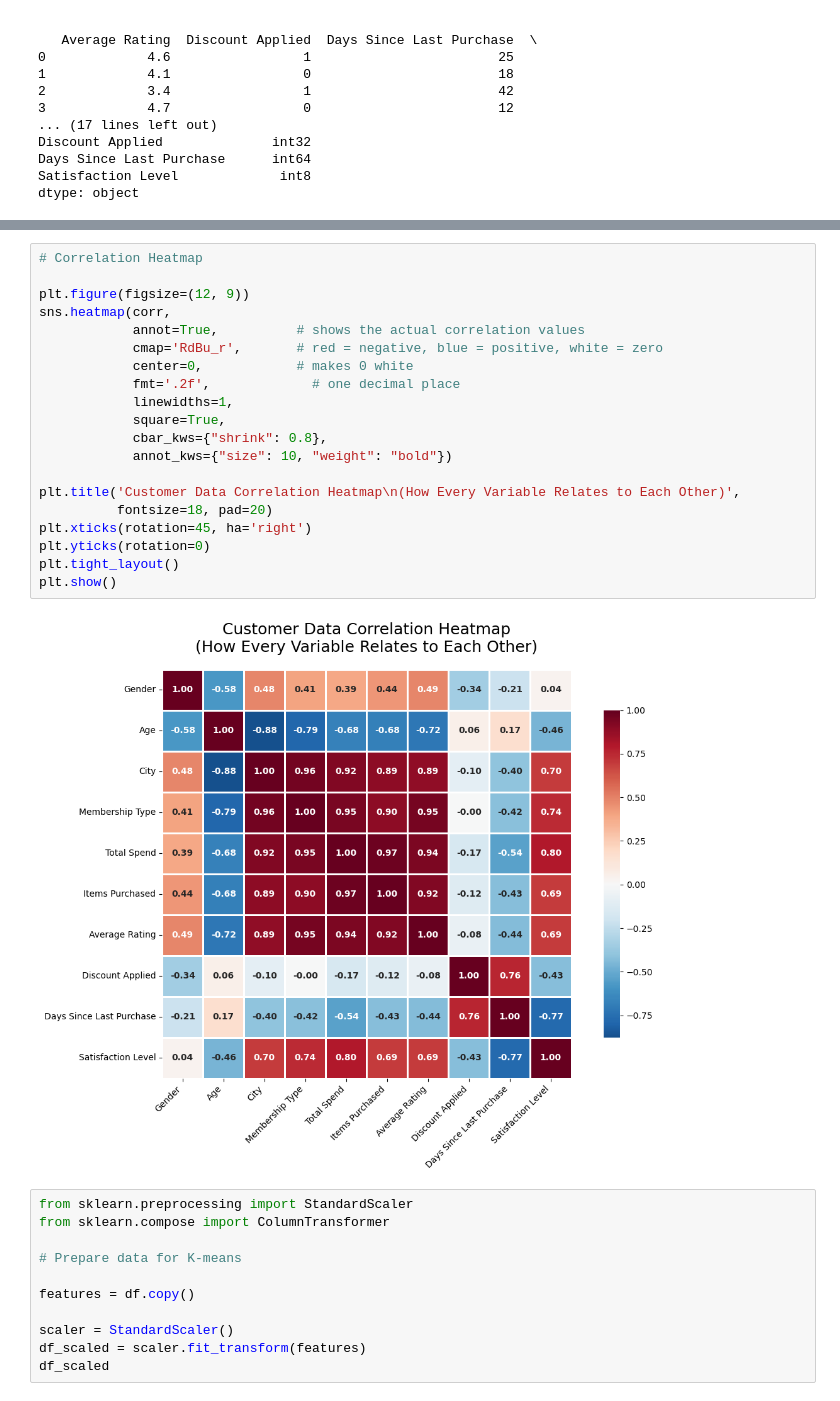
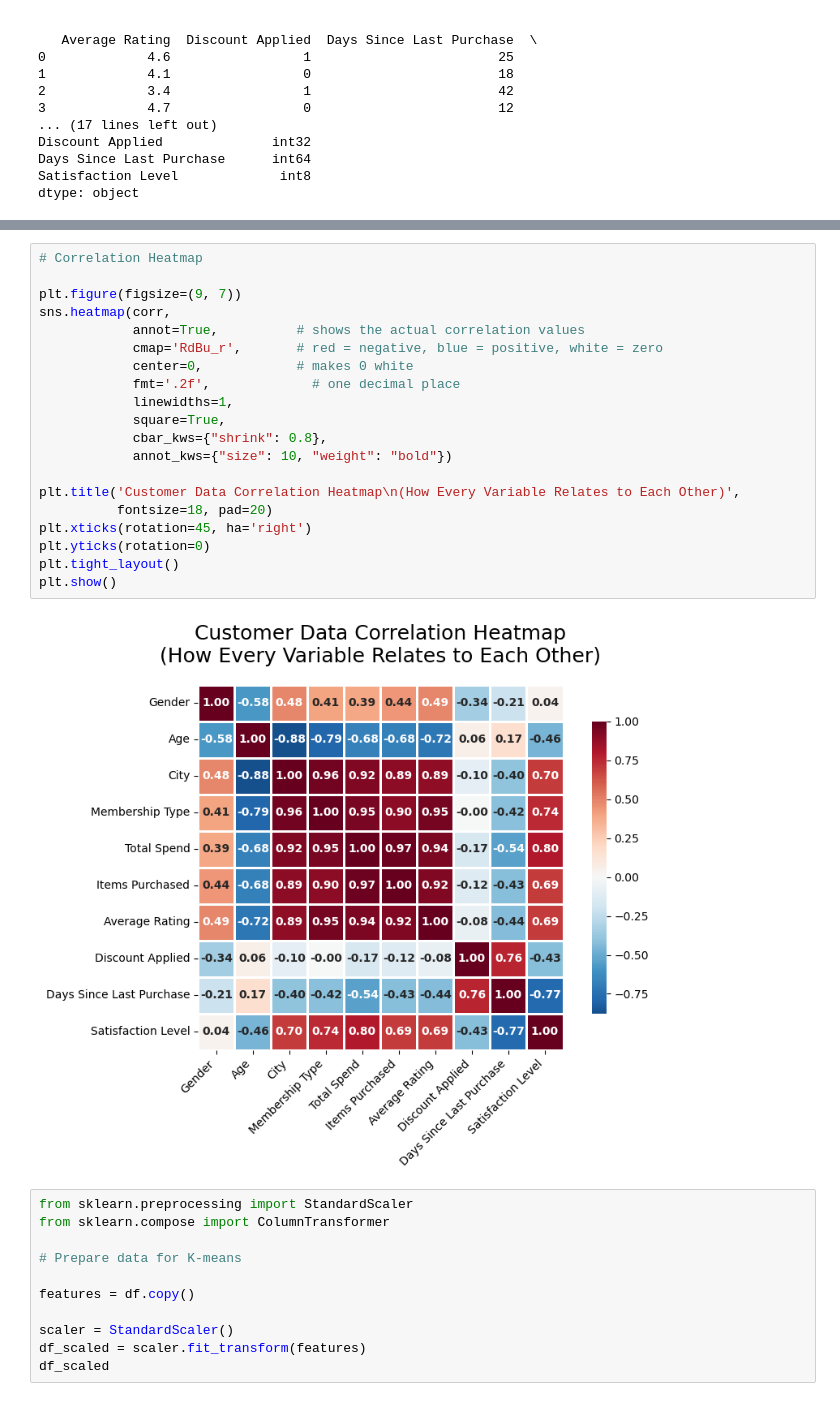
Before and after one commit to BrightmanMT/Customer_Segmentation_kmeans, a Jupyter notebook: kmeans.ipynb, the cells around one changed output, grey strips where cells are left out. Saved outputs shown, nothing was run; the diff lists cells and outputs as text.

```diff
--- a/kmeans.ipynb
+++ b/kmeans.ipynb
@@ -321,25 +321,25 @@ corr
 # %%
 # Correlation Heatmap
 
-plt.figure(figsize=(12, 9))
+plt.figure(figsize=(9, 7))
 sns.heatmap(corr,
             annot=True,          # shows the actual correlation values
             cmap='RdBu_r',       # red = negative, blue = positive, white = zero
             center=0,            # makes 0 white
             fmt='.2f',             # one decimal place
             linewidths=1,
             square=True,
             cbar_kws={"shrink": 0.8},
             annot_kws={"size": 10, "weight": "bold"})
 
 plt.title('Customer Data Correlation Heatmap\n(How Every Variable Relates to Each Other)',
           fontsize=18, pad=20)
 plt.xticks(rotation=45, ha='right')
 plt.yticks(rotation=0)
 plt.tight_layout()
 plt.show()
 # %% [output]
-[figure, old version]
+[figure, new version]
 # %%
 from sklearn.preprocessing import StandardScaler
 from sklearn.compose import ColumnTransformer
```
Also changed, not shown: parts of 2 cells of this notebook, 11 other files.
